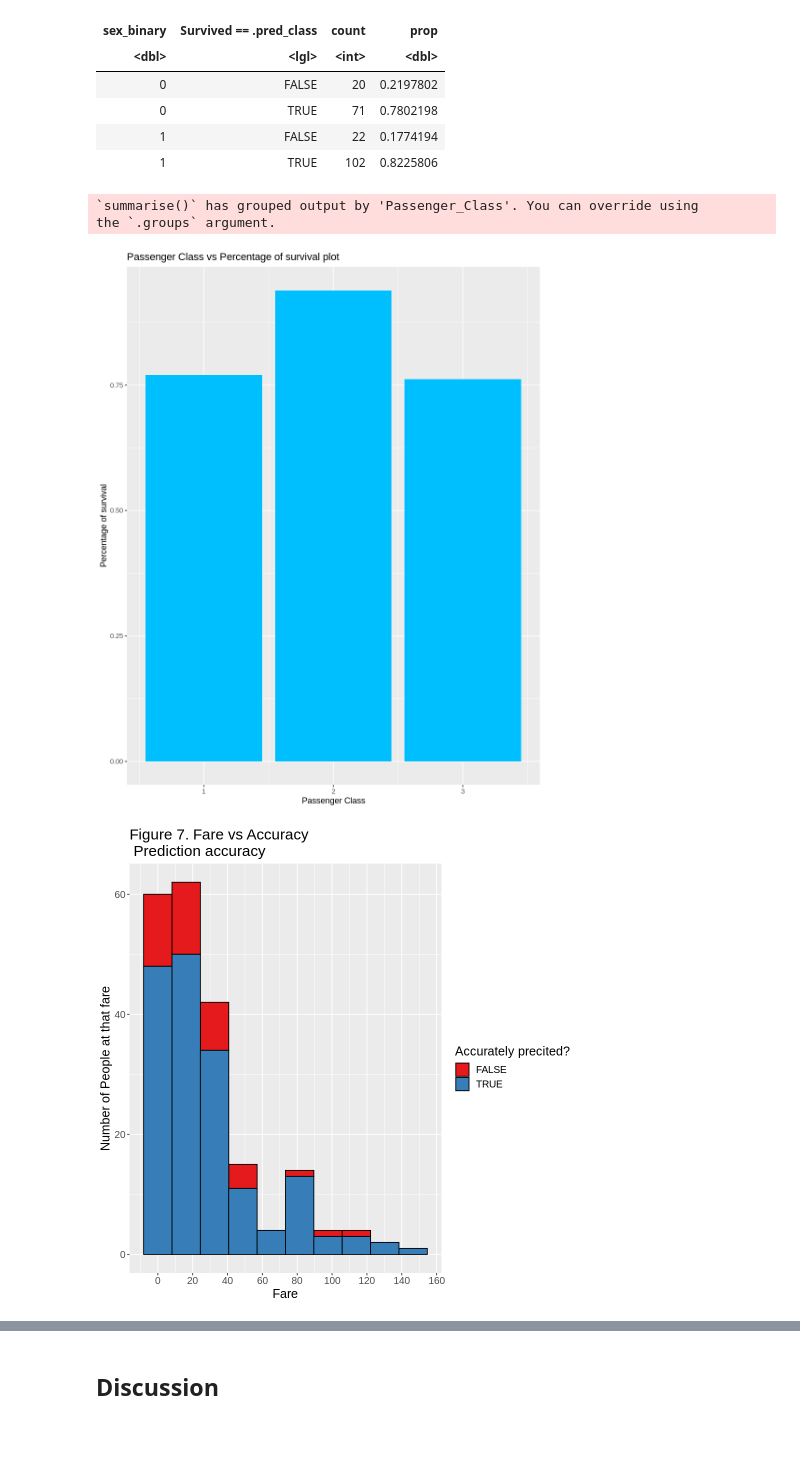
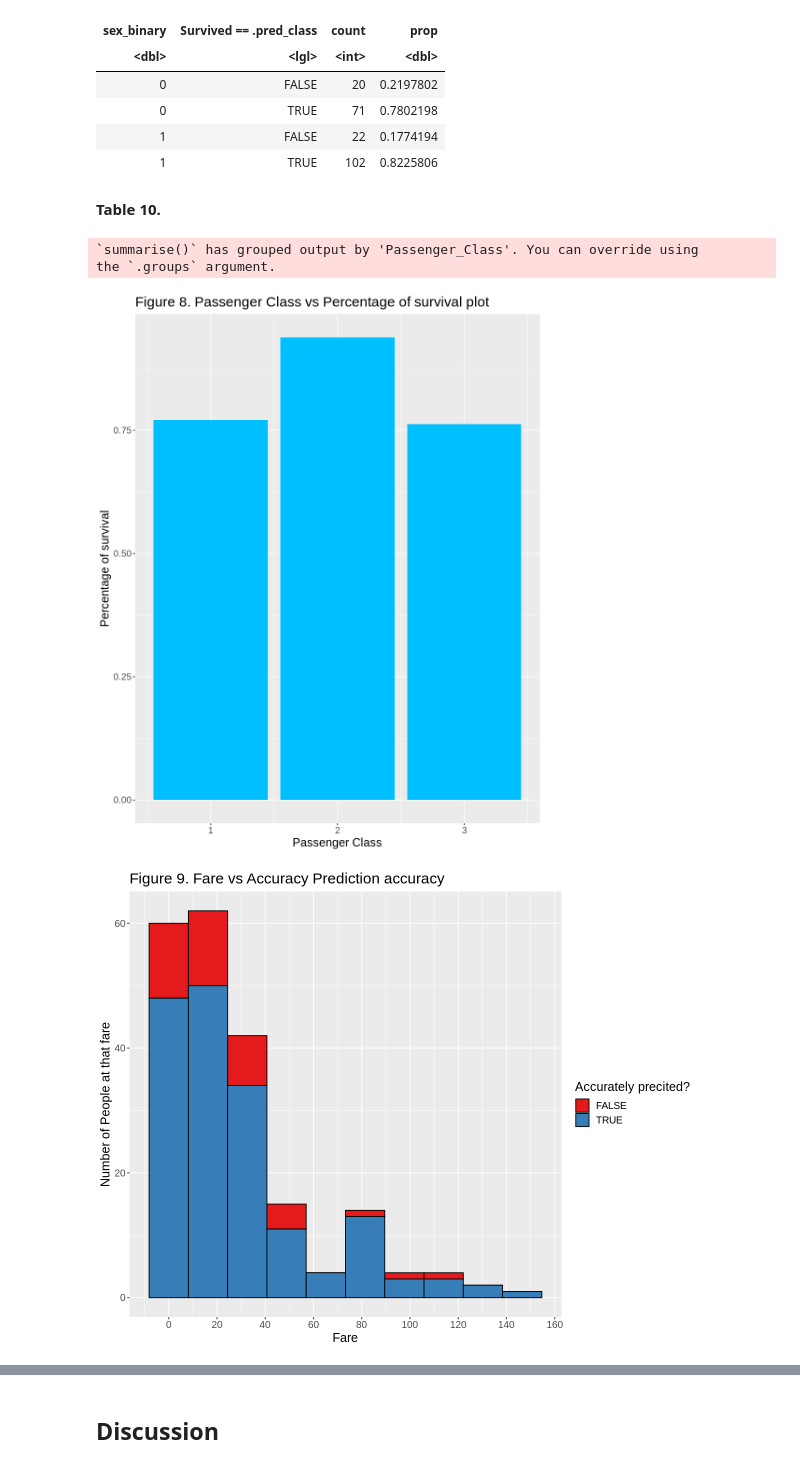
Before and after one commit to zhang17s/DSCI-100-Group-Project-, a Jupyter notebook: Proposal.ipynb, the cells around one changed output, grey strips where cells are left out. Drawn from its saved outputs; the diff is of its cells as text; code cells hidden in the pictures; blank space fills up the shorter version.

```diff
--- a/Proposal.ipynb
+++ b/Proposal.ipynb
@@ -474,6 +481,8 @@ A grouped_df: 4 × 4
 | 0 | TRUE | 71 | 0.7802198 |
 | 1 | FALSE | 22 | 0.1774194 |
 | 1 | TRUE | 102 | 0.8225806 |
+# %% [markdown]
+**Table 10.**
 # %%
 options(repr.plot.width = 8, repr.plot.height = 10)
 
@@ -485,26 +494,27 @@ filter(is_accurate) %>%
 ggplot()+
 geom_bar(aes(x = Passenger_Class, y = prop), stat = "identity", fill = "deepskyblue") +
 labs(x = "Passenger Class", y = "Percentage of survival") +
-ggtitle("Passenger Class vs Percentage of survival plot")
+ggtitle("Figure 8. Passenger Class vs Percentage of survival plot") +
+theme(text=element_text(size = 15))
 # %% [output]
 `summarise()` has grouped output by 'Passenger_Class'. You can override using
 the `.groups` argument.
-[figure, old version]
+[figure, new version]
 # %%
 #Fare
 
 FarevPredicted <- predictions |> mutate(accuracy =  Survived == .pred_class) |> filter(Fare <150) |>
     ggplot(aes(x = Fare, fill = as_factor(accuracy))) +
     geom_histogram(bins = 10, col = "black") +
     labs(x = "Fare", y = "Number of People at that fare", fill = "Accurately precited?")+
     scale_x_continuous(breaks = seq(from = 0, to = 275, by = 20)) +
-    ggtitle("Figure 7. Fare vs Accuracy \n Prediction accuracy") +
+    ggtitle("Figure 9. Fare vs Accuracy Prediction accuracy") +
     scale_fill_brewer(palette = "Set1") +
     theme(text=element_text(size = 15))
 
 FarevPredicted
 # %% [output]
-[figure, old version]
+[figure, new version]
 # %%
 sexvPredicted <- predictions |> mutate(accuracy =  Survived == .pred_class) |>
     ggplot(aes(x = Sex, fill = as_factor(accuracy))) +
```
Also changed, not shown: parts of 20 cells of this notebook.
